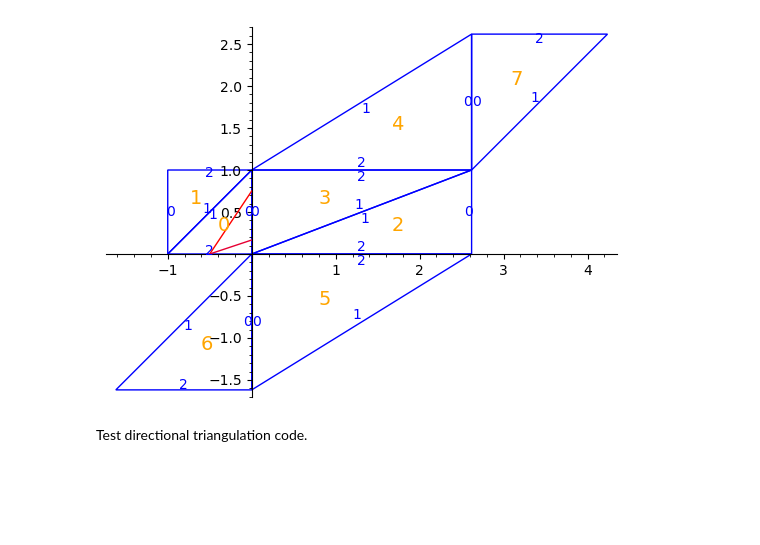
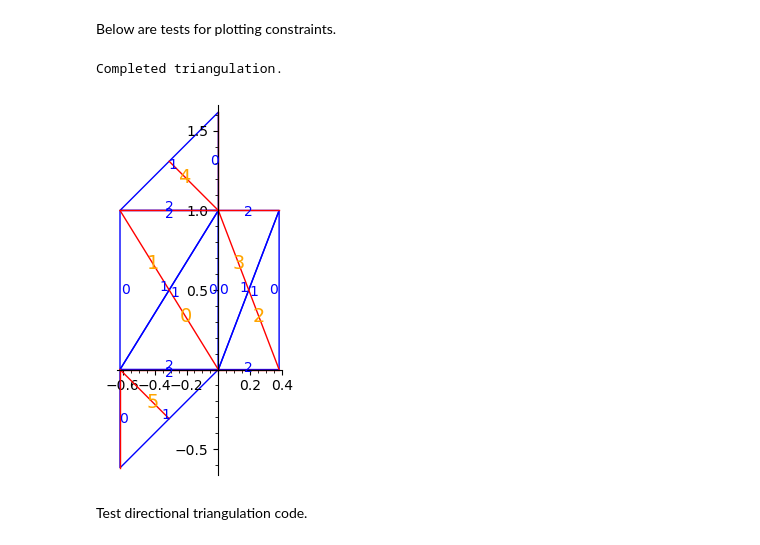
Before and after one commit to sfreedman67/samsurf, a Jupyter notebook: bowman/testing_cyl_ref.ipynb, the cells around one changed output. Saved outputs shown, nothing was run; the diff lists cells and outputs as text; code cells hidden in the pictures; blank space fills up the shorter version.

Commit message:
Fixed plotting bugs

```diff
--- a/bowman/testing_cyl_ref.ipynb
+++ b/bowman/testing_cyl_ref.ipynb
@@ -39,8 +7,17 @@ X.plot()
-# %%
-Y = Y.mark_line(0, coords[0][0], coords[0][1], (1, 0.0, 0.0))
-Y = Y.mark_line(0, coords[1][0], coords[1][1], (0.9, 0.0, 0.2))
-Y.plot()
-# %% [output]
-[figure, removed]
+# %% [markdown]
+Below are tests for plotting constraints.
+# %%
+Y = trin.Triangulation.ronen_l(5)
+X = rational_ht_application.bicuspid_segments(Y)
+#Y.plot().show()
+# %% [output]
+Completed triangulation.
+# %%
+constraints_dict = rational_ht_application.segments_for_plotting(X) # get dictionary of triangles and constraints
+Z = Y.plot_constraints(constraints_dict) # get triangulation with marked segments
+#S = Y.return_intersections(5, x[5])
+Z.plot()
+# %% [output]
+[figure, added]
 # %% [markdown]
 Test directional triangulation code.
```
Also changed, not shown: parts of 9 cells of this notebook, 2 other files.
